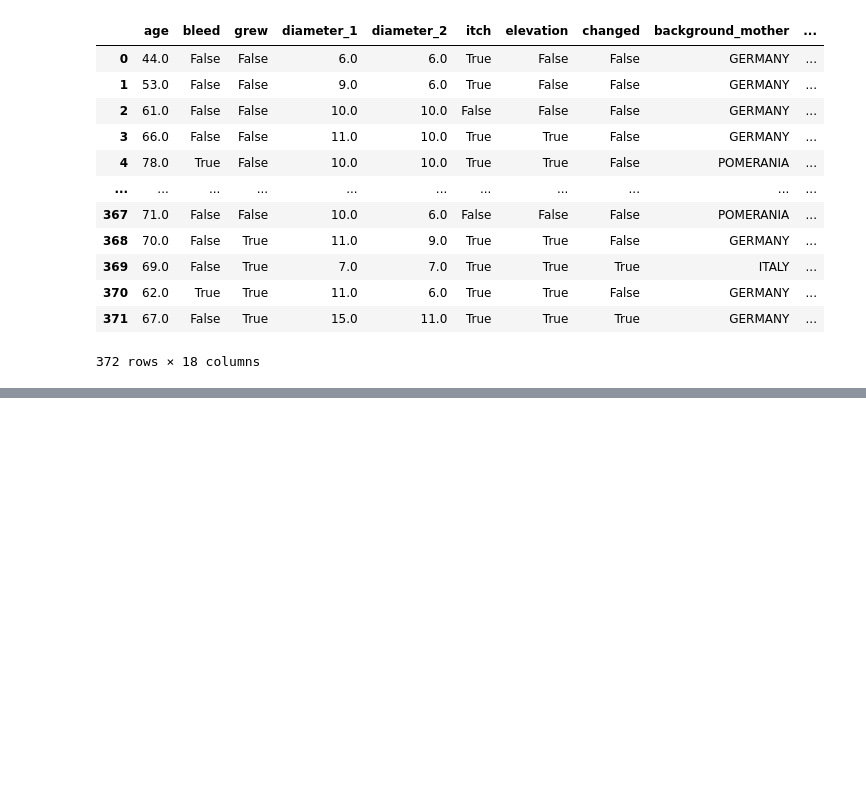
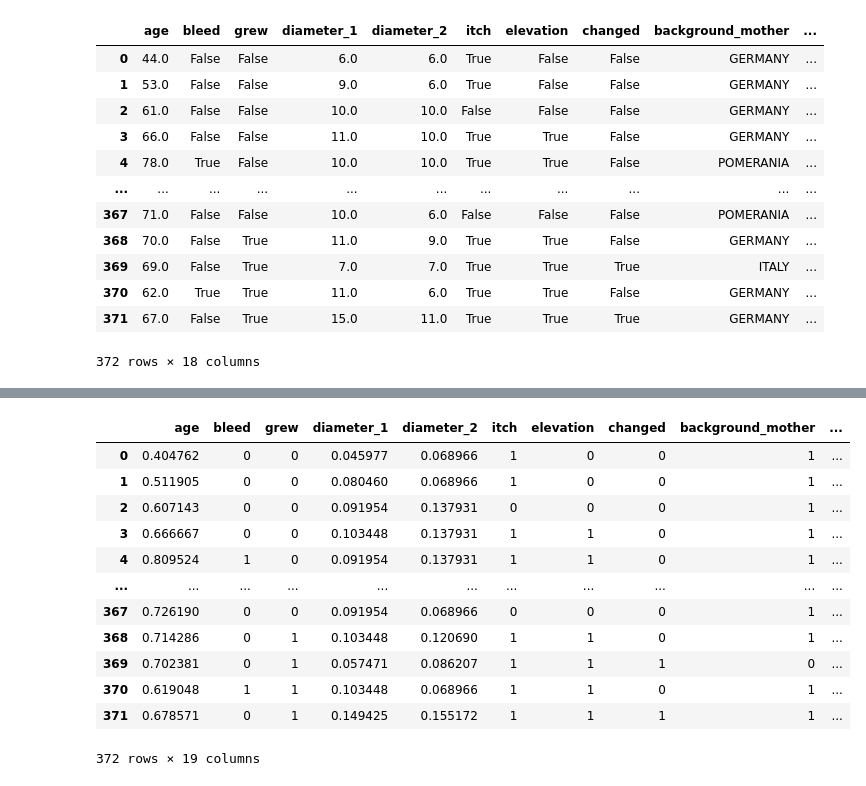
Before and after one commit to Berkay-Bozkurt/Skin-Disease-Detection, a Jupyter notebook: CSV_preparation.ipynb, the cells around one changed output, grey strips where cells are left out. Drawn from its saved outputs; the diff is of its cells as text; code cells hidden in the pictures; blank space fills up the shorter version.

```diff
--- a/CSV_preparation.ipynb
+++ b/CSV_preparation.ipynb
@@ -347,3 +401,19 @@ df
+# %%
+df
+# %% [output]
+|  | age | bleed | grew | diameter_1 | diameter_2 | itch | elevation | changed | background_mother | ... |
+| 0 | 0.404762 | 0 | 0 | 0.045977 | 0.068966 | 1 | 0 | 0 | 1 | ... |
+| 1 | 0.511905 | 0 | 0 | 0.080460 | 0.068966 | 1 | 0 | 0 | 1 | ... |
+| 2 | 0.607143 | 0 | 0 | 0.091954 | 0.137931 | 0 | 0 | 0 | 1 | ... |
+| 3 | 0.666667 | 0 | 0 | 0.103448 | 0.137931 | 1 | 1 | 0 | 1 | ... |
+| 4 | 0.809524 | 1 | 0 | 0.091954 | 0.137931 | 1 | 1 | 0 | 1 | ... |
+| ... | ... | ... | ... | ... | ... | ... | ... | ... | ... | ... |
+| 367 | 0.726190 | 0 | 0 | 0.091954 | 0.068966 | 0 | 0 | 0 | 1 | ... |
+| 368 | 0.714286 | 0 | 1 | 0.103448 | 0.120690 | 1 | 1 | 0 | 1 | ... |
+| 369 | 0.702381 | 0 | 1 | 0.057471 | 0.086207 | 1 | 1 | 1 | 0 | ... |
+| 370 | 0.619048 | 1 | 1 | 0.103448 | 0.068966 | 1 | 1 | 0 | 1 | ... |
+| 371 | 0.678571 | 0 | 1 | 0.149425 | 0.155172 | 1 | 1 | 1 | 1 | ... |
+372 rows × 19 columns
 # %%
 from sklearn.model_selection import train_test_split
 from sklearn.preprocessing import StandardScaler, OneHotEncoder
```
Also changed, not shown: parts of 11 cells of this notebook.
